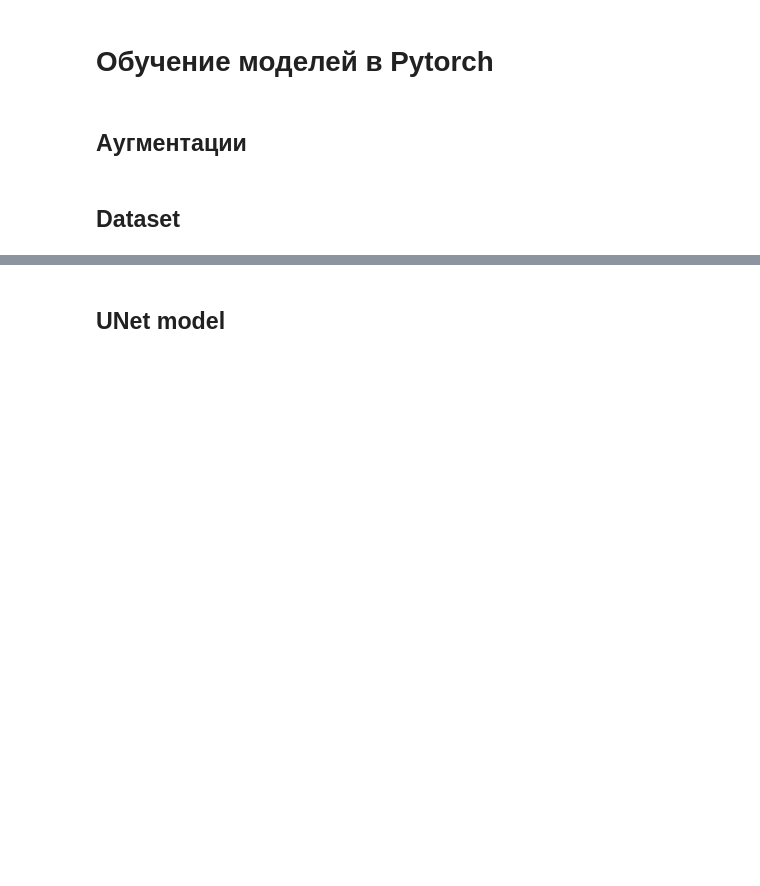
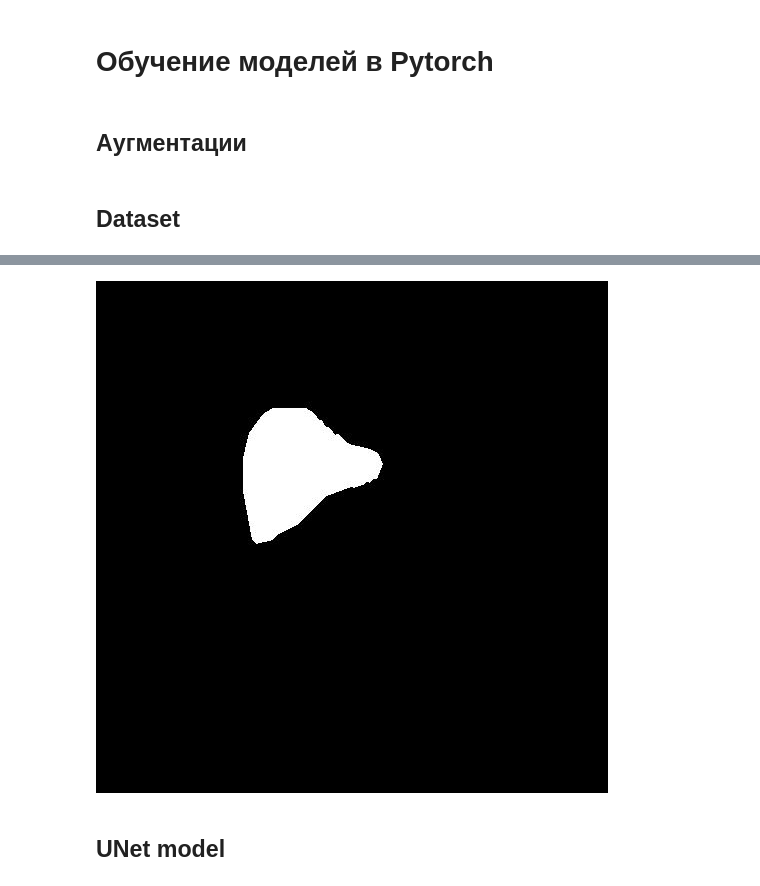
Before and after one commit to dev1cezzzzz/segmentation, a Jupyter notebook: segmentation/pytorch_practice.ipynb, the cells around one changed output, grey strips where cells are left out. Drawn from its saved outputs; the diff is of its cells as text; code cells hidden in the pictures; blank space fills up the shorter version.

```diff
--- a/segmentation/pytorch_practice.ipynb
+++ b/segmentation/pytorch_practice.ipynb
@@ -69,5 +72,7 @@ Image.fromarray(image.numpy().astype(np.uint8).transpose(1, 2, 0))
 # %%
-Image.fromarray(target.numpy().astype(np.uint8).transpose(1, 2, 0))
+target
+# %% [output]
+[figure, added]
 # %% [markdown]
 ## UNet model
 # %%
```
Also changed, not shown: parts of 5 cells of this notebook, 2 other files.
